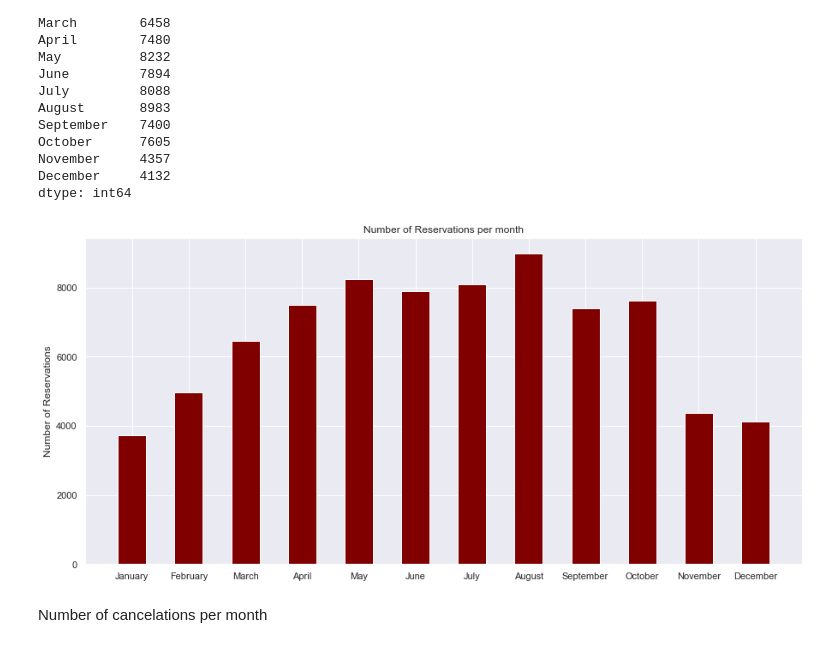
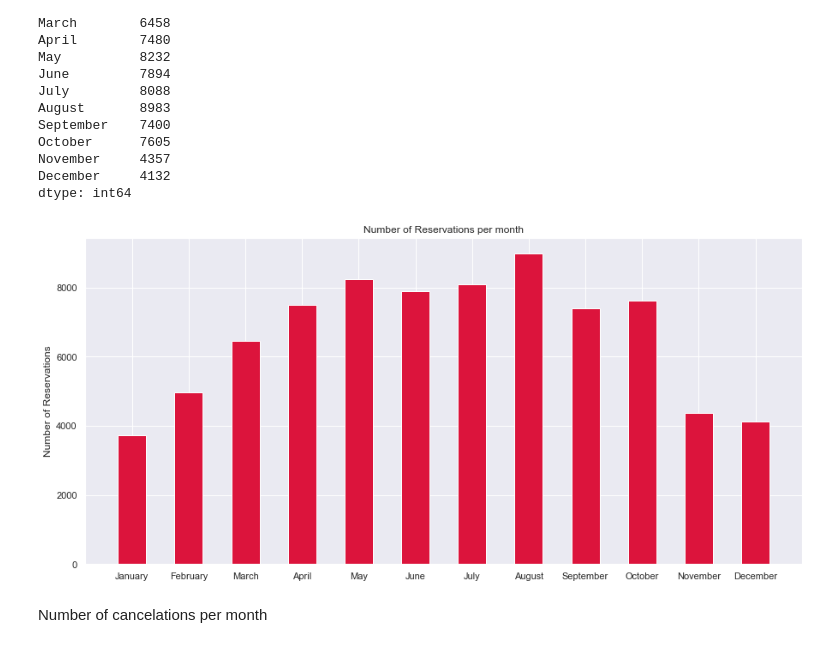
Before and after one commit to diogobulhosa/BC2, a Jupyter notebook: scripts/BC2-Notebook_Visuals.ipynb, the cells around one changed output. Drawn from its saved outputs; the diff is of its cells as text; code cells hidden in the pictures.

```diff
--- a/scripts/BC2-Notebook_Visuals.ipynb
+++ b/scripts/BC2-Notebook_Visuals.ipynb
@@ -107,16 +126,16 @@ dtype: int64
 # %%
 
 months = new_order
 reservations= list(data.groupby('ArrivalDateMonth').size().sort_values().reindex(new_order, axis=0))
 
 fig = plt.figure(figsize = (15, 7))
 
 # creating the bar plot
-plt.bar(months, reservations, color ='maroon',
+plt.bar(months, reservations, color ='crimson',
         width = 0.5)
 
 plt.ylabel("Number of Reservations")
 plt.title("Number of Reservations per month")
 plt.show()
 # %% [output]
-[figure, old version]
+[figure, new version]
```
Also changed, not shown: parts of 3 cells of this notebook, 1 other file.
